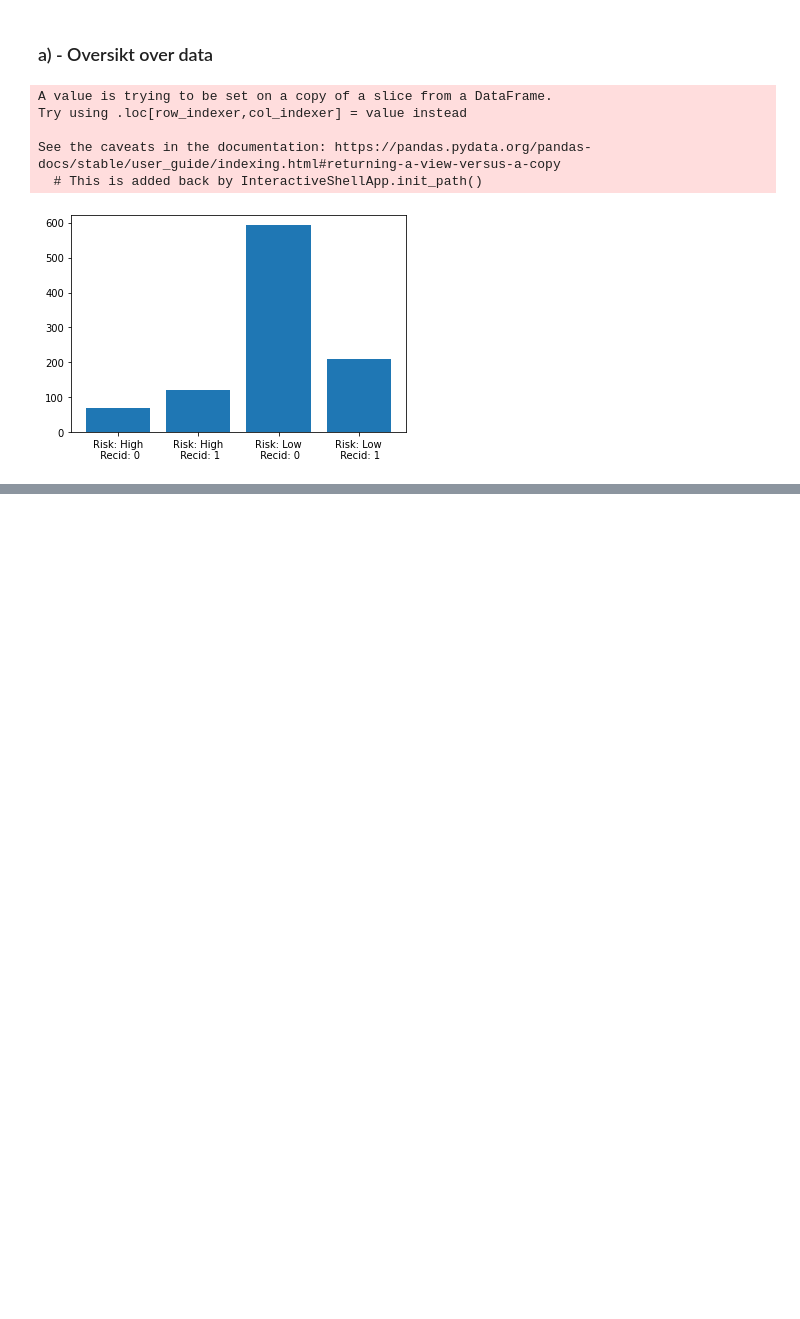
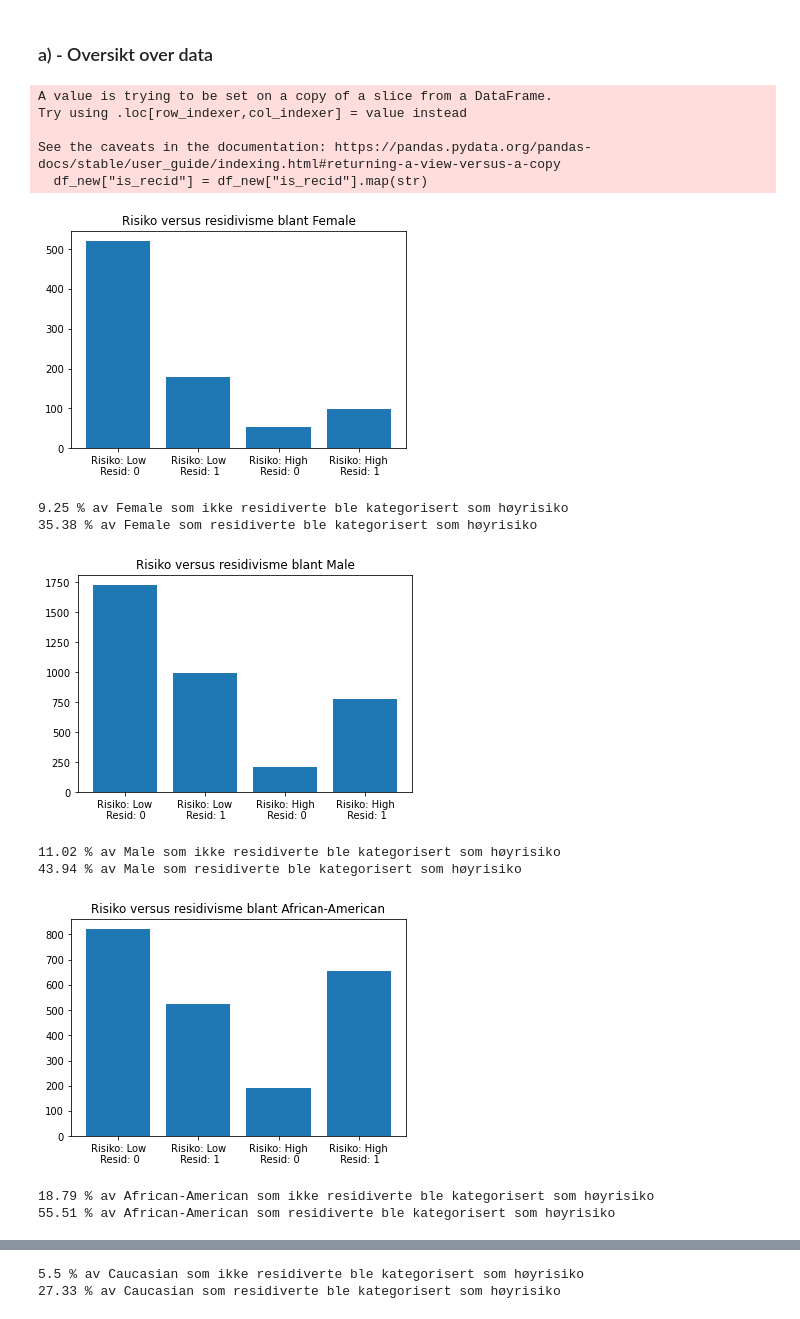
Before and after one commit to haakonatle/Prosjekt1, a Jupyter notebook: 001_blsp_COMPAS.ipynb, the cells around one changed output, grey strips where cells are left out. Cells and saved outputs as stored; diff of their text form; code cells hidden in the pictures; blank space fills up the shorter version.

```diff
--- a/001_blsp_COMPAS.ipynb
+++ b/001_blsp_COMPAS.ipynb
@@ -5,31 +5,44 @@
 # %%
 import pandas as pd
 import matplotlib.pyplot as plt
 
 df = pd.read_csv("data.csv", delimiter=",")
 df = df.dropna(subset=["age"])
+df = df[df["days_b_screening_arrest"] <= 30]
+df = df[df["days_b_screening_arrest"] >= -30]
 
 
+for pair in [["sex", "Female"], ["sex", "Male"], ["race", "African-American"], ["race", "Caucasian"]]:
+    df_new = df[df[pair[0]].str.contains(pair[1])]
+    df_new["is_recid"] = df_new["is_recid"].map(str)
 
-df_female = df[df["sex"].str.contains("Female")]
+    cat = []
+    risk_recid = []
+    for i in ["Low", "High"]:
+        for j in (0,1):
+            A1 = df_new[df_new["score_text"].str.contains(i)]
+            A2 = A1[A1["is_recid"].str.contains(f"{j}")]
+            risk_recid.append(f"Risiko: {i}\n Resid: {j}")
+            cat.append(len(A2))
 
-df_female["is_recid"] = df_female["is_recid"].map(str)
+    plt.bar(risk_recid, cat)
+    plt.title(f"Risiko versus residivisme blant {pair[1]}")
+    plt.show()
 
-cat = []
-risk_recid = []
-for i in ["High", "Low"]:
-    for j in (0,1):
-        A1 = df_female[df_female["score_text"].str.contains(i)]
-        A2 = A1[A1["is_recid"].str.contains(f"{j}")]
-        risk_recid.append(f"Risk: {i}\n Recid: {j}")
-        cat.append(len(A2))
-
-plt.bar(risk_recid, cat)
-plt.show()
+    print(f"{round(cat[2]/(cat[0] + cat[2])*100, 2)} % av {pair[1]} som ikke residiverte ble kategorisert som høyrisiko")
+    print(f"{round(cat[3]/(cat[1] + cat[3])*100, 2)} % av {pair[1]} som residiverte ble kategorisert som høyrisiko")
 # %% [output]
 A value is trying to be set on a copy of a slice from a DataFrame.
 Try using .loc[row_indexer,col_indexer] = value instead
 
 See the caveats in the documentation: https://pandas.pydata.org/pandas-docs/stable/user_guide/indexing.html#returning-a-view-versus-a-copy
-  # This is added back by InteractiveShellApp.init_path()
+  df_new["is_recid"] = df_new["is_recid"].map(str)
-[figure, old version]
+[figure, new version]
+9.25 % av Female som ikke residiverte ble kategorisert som høyrisiko
+35.38 % av Female som residiverte ble kategorisert som høyrisiko
+[figure, added]
+11.02 % av Male som ikke residiverte ble kategorisert som høyrisiko
+43.94 % av Male som residiverte ble kategorisert som høyrisiko
+[figure, added]
+18.79 % av African-American som ikke residiverte ble kategorisert som høyrisiko
+55.51 % av African-American som residiverte ble kategorisert som høyrisiko
@@ -35,0 +50,2 @@ See the caveats in the documentation: https://pandas.pydata.org/pandas-docs/stab
+5.5 % av Caucasian som ikke residiverte ble kategorisert som høyrisiko
+27.33 % av Caucasian som residiverte ble kategorisert som høyrisiko
```
Also changed, not shown: parts of 2 cells of this notebook.
